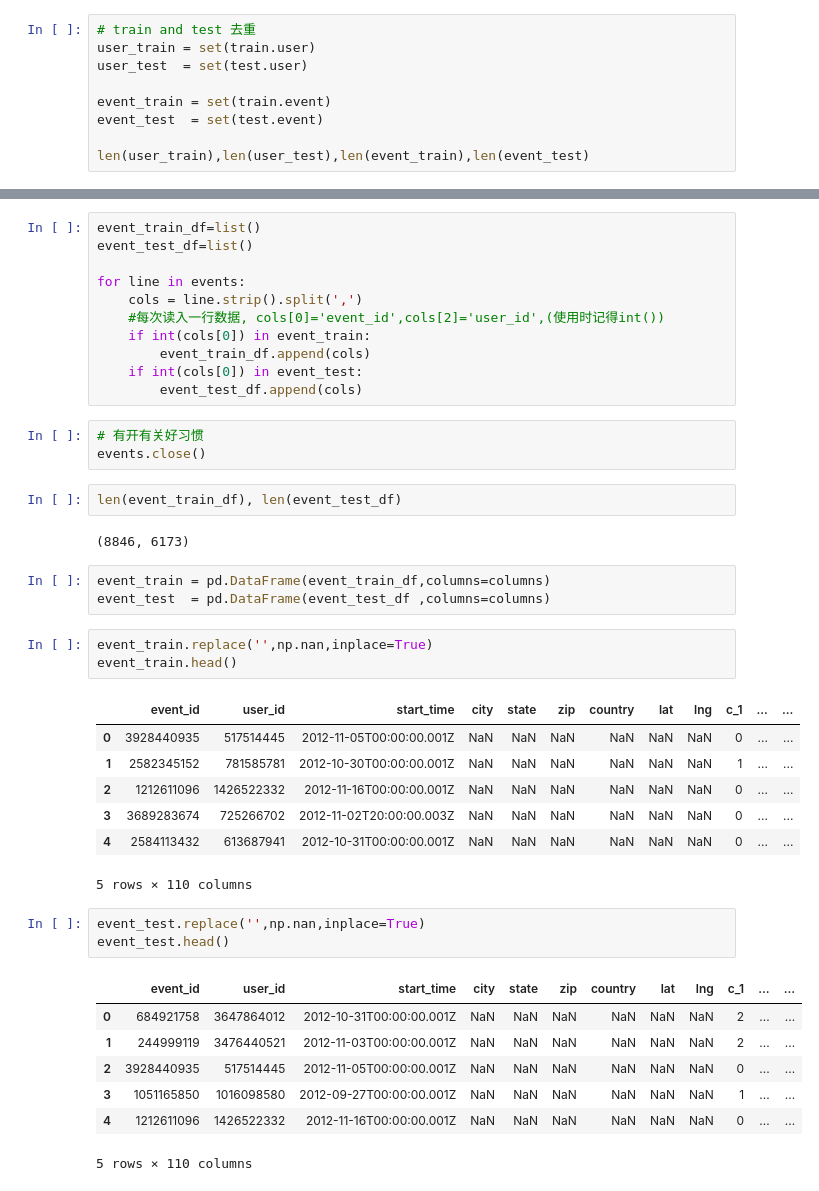
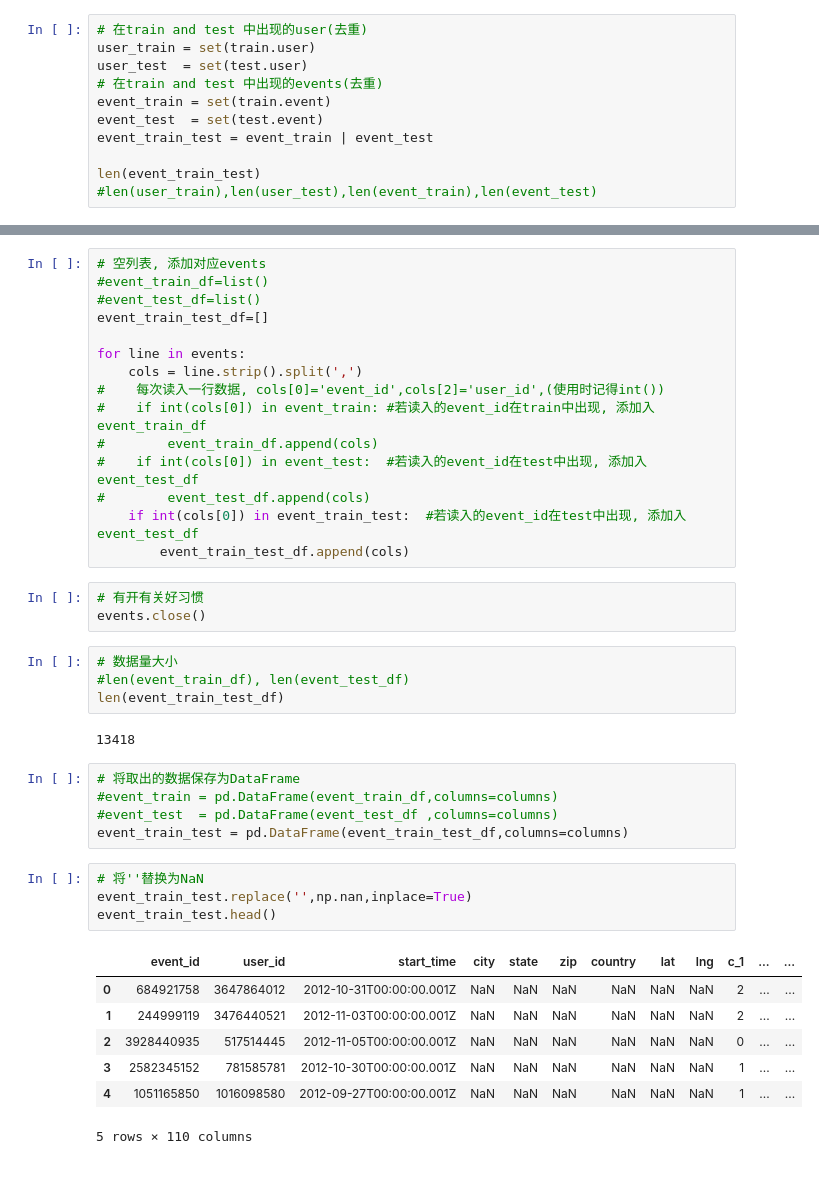
Before and after one commit to zhouzhiqi/CSDN_code, a Jupyter notebook: EventRecommendation/w3_周志齐_993735197.ipynb, the cells around one changed output, grey strips where cells are left out. Saved outputs shown, nothing was run; the diff lists cells and outputs as text.

```diff
--- a/EventRecommendation/w3_周志齐_993735197.ipynb
+++ b/EventRecommendation/w3_周志齐_993735197.ipynb
@@ -119,12 +119,14 @@ memory usage: 320.0+ KB
 # %% [markdown]
 # 取出events
 # %%
-# train and test 去重
+# 在train and test 中出现的user(去重)
 user_train = set(train.user)
 user_test  = set(test.user)
-
+# 在train and test 中出现的events(去重)
 event_train = set(train.event)
 event_test  = set(test.event)
+event_train_test = event_train | event_test
 
-len(user_train),len(user_test),len(event_train),len(event_test)
+len(event_train_test)
+#len(user_train),len(user_test),len(event_train),len(event_test)
 # %% [output]
@@ -136,43 +139,41 @@ columns=events.readline().strip().split(",")
 # %%
-event_train_df=list()
-event_test_df=list()
+# 空列表, 添加对应events
+#event_train_df=list()
+#event_test_df=list()
+event_train_test_df=[]
 
 for line in events:
     cols = line.strip().split(',')
-    #每次读入一行数据, cols[0]='event_id',cols[2]='user_id',(使用时记得int())
-    if int(cols[0]) in event_train:
-        event_train_df.append(cols)
-    if int(cols[0]) in event_test:
-        event_test_df.append(cols)
+#    每次读入一行数据, cols[0]='event_id',cols[2]='user_id',(使用时记得int())
+#    if int(cols[0]) in event_train: #若读入的event_id在train中出现, 添加入event_train_df
+#        event_train_df.append(cols)
+#    if int(cols[0]) in event_test:  #若读入的event_id在test中出现, 添加入event_test_df
+#        event_test_df.append(cols)
+    if int(cols[0]) in event_train_test:  #若读入的event_id在test中出现, 添加入event_test_df
+        event_train_test_df.append(cols)
 # %%
 # 有开有关好习惯
 events.close()
 # %%
-len(event_train_df), len(event_test_df)
+# 数据量大小
+#len(event_train_df), len(event_test_df)
+len(event_train_test_df)
 # %% [output]
-(8846, 6173)
+13418
 # %%
-event_train = pd.DataFrame(event_train_df,columns=columns)
-event_test  = pd.DataFrame(event_test_df ,columns=columns)
+# 将取出的数据保存为DataFrame
+#event_train = pd.DataFrame(event_train_df,columns=columns)
+#event_test  = pd.DataFrame(event_test_df ,columns=columns)
+event_train_test = pd.DataFrame(event_train_test_df,columns=columns)
 # %%
-event_train.replace('',np.nan,inplace=True)
-event_train.head()
+# 将''替换为NaN
+event_train_test.replace('',np.nan,inplace=True)
+event_train_test.head()
 # %% [output]
 |  | event_id | user_id | start_time | city | state | zip | country | lat | lng | c_1 | ... | ... |
-| 0 | 3928440935 | 517514445 | 2012-11-05T00:00:00.001Z | NaN | NaN | NaN | NaN | NaN | NaN | 0 | ... | ... |
-| 1 | 2582345152 | 781585781 | 2012-10-30T00:00:00.001Z | NaN | NaN | NaN | NaN | NaN | NaN | 1 | ... | ... |
-| 2 | 1212611096 | 1426522332 | 2012-11-16T00:00:00.001Z | NaN | NaN | NaN | NaN | NaN | NaN | 0 | ... | ... |
-| 3 | 3689283674 | 725266702 | 2012-11-02T20:00:00.003Z | NaN | NaN | NaN | NaN | NaN | NaN | 0 | ... | ... |
-| 4 | 2584113432 | 613687941 | 2012-10-31T00:00:00.001Z | NaN | NaN | NaN | NaN | NaN | NaN | 0 | ... | ... |
+| 0 | 684921758 | 3647864012 | 2012-10-31T00:00:00.001Z | NaN | NaN | NaN | NaN | NaN | NaN | 2 | ... | ... |
+| 1 | 244999119 | 3476440521 | 2012-11-03T00:00:00.001Z | NaN | NaN | NaN | NaN | NaN | NaN | 2 | ... | ... |
+| 2 | 3928440935 | 517514445 | 2012-11-05T00:00:00.001Z | NaN | NaN | NaN | NaN | NaN | NaN | 0 | ... | ... |
+| 3 | 2582345152 | 781585781 | 2012-10-30T00:00:00.001Z | NaN | NaN | NaN | NaN | NaN | NaN | 1 | ... | ... |
+| 4 | 1051165850 | 1016098580 | 2012-09-27T00:00:00.001Z | NaN | NaN | NaN | NaN | NaN | NaN | 1 | ... | ... |
 5 rows × 110 columns
-# %%
-event_test.replace('',np.nan,inplace=True)
-event_test.head()
-# %% [output]
-|  | event_id | user_id | start_time | city | state | zip | country | lat | lng | c_1 | ... | ... |
-| 0 | 684921758 | 3647864012 | 2012-10-31T00:00:00.001Z | NaN | NaN | NaN | NaN | NaN | NaN | 2 | ... | ... |
-| 1 | 244999119 | 3476440521 | 2012-11-03T00:00:00.001Z | NaN | NaN | NaN | NaN | NaN | NaN | 2 | ... | ... |
-| 2 | 3928440935 | 517514445 | 2012-11-05T00:00:00.001Z | NaN | NaN | NaN | NaN | NaN | NaN | 0 | ... | ... |
-| 3 | 1051165850 | 1016098580 | 2012-09-27T00:00:00.001Z | NaN | NaN | NaN | NaN | NaN | NaN | 1 | ... | ... |
-| 4 | 1212611096 | 1426522332 | 2012-11-16T00:00:00.001Z | NaN | NaN | NaN | NaN | NaN | NaN | 0 | ... | ... |
-5 rows × 110 columns
```
Also changed, not shown: parts of 20 cells of this notebook.
